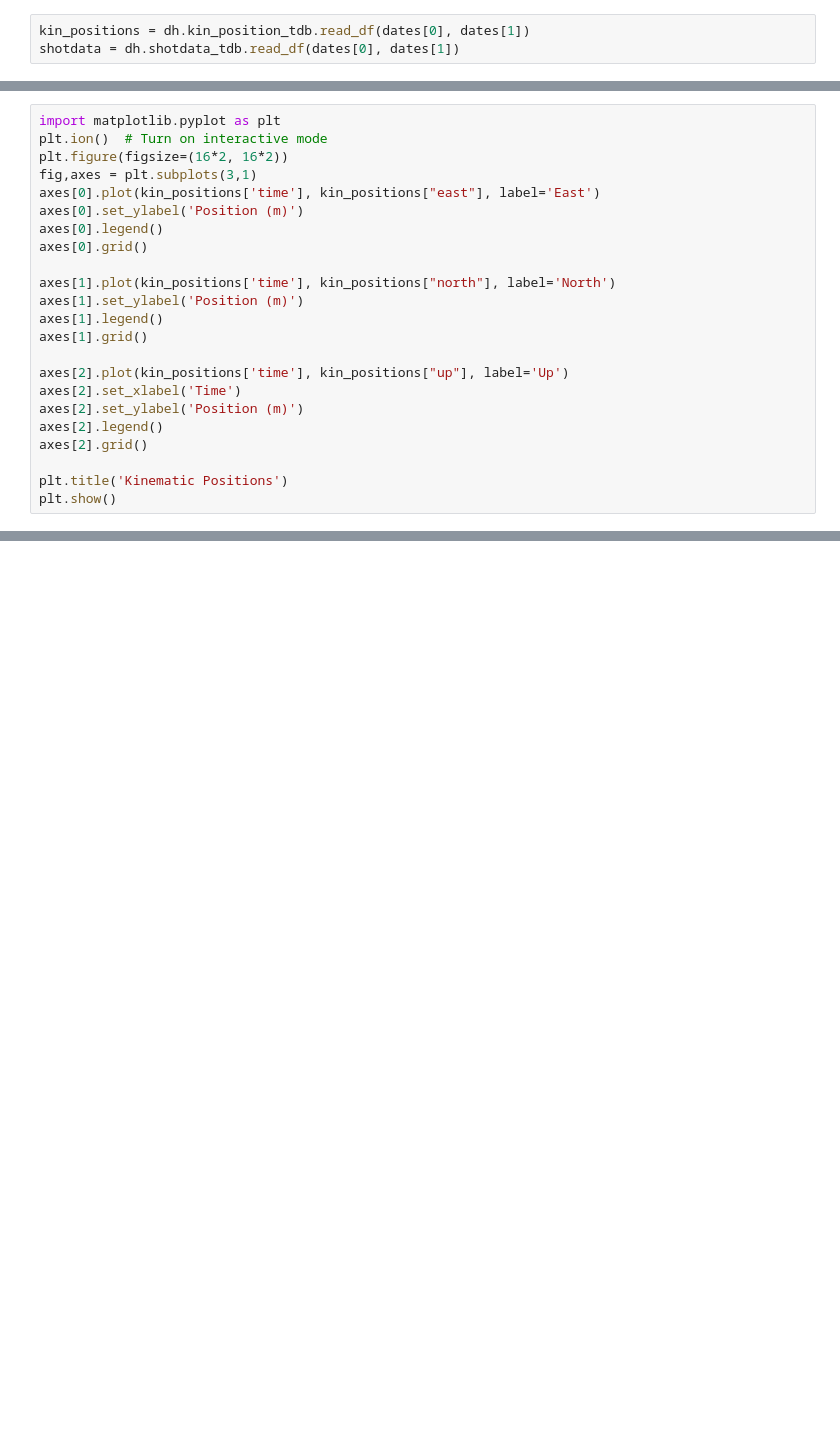
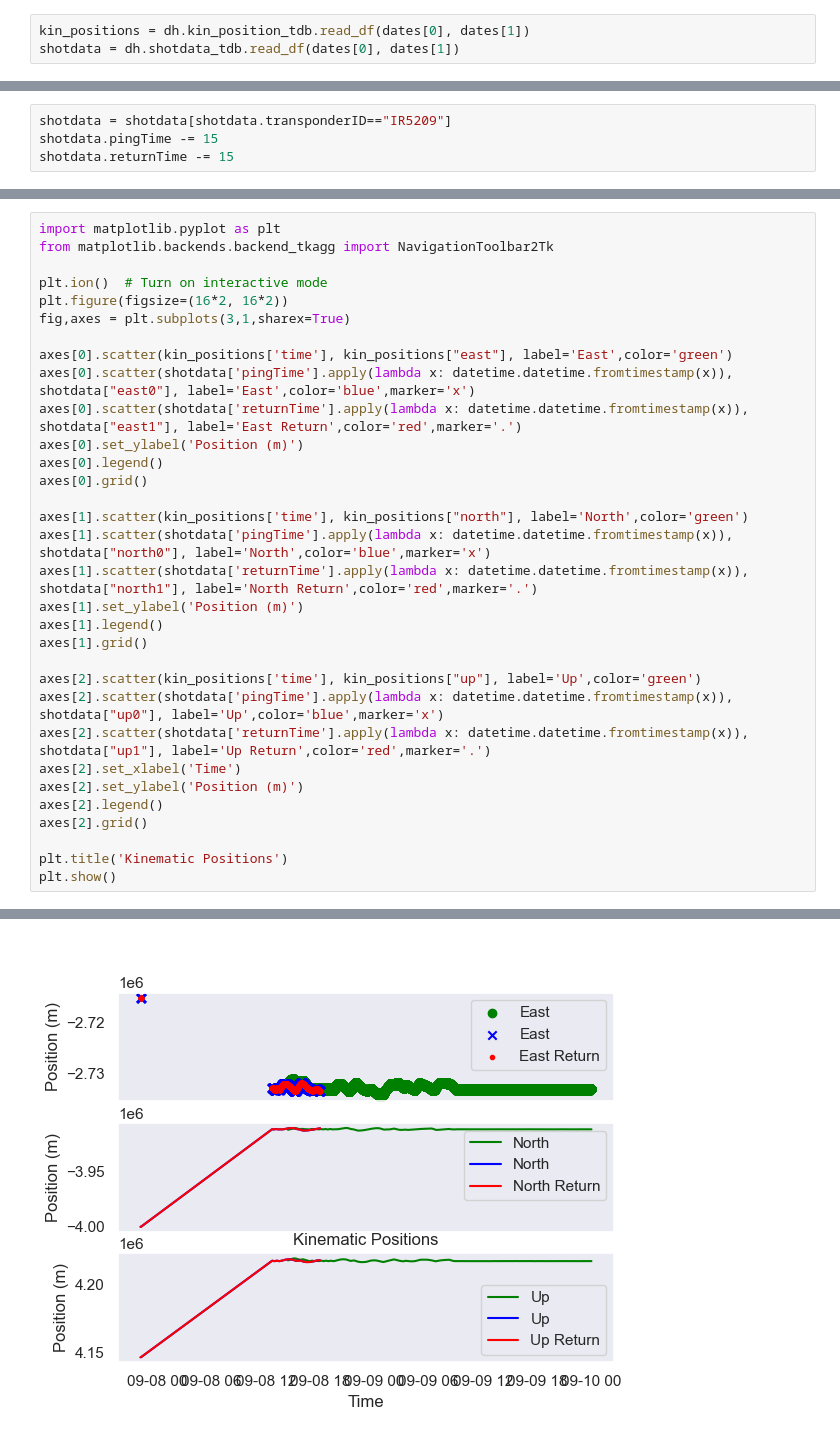
Before and after one commit to EarthScope/es_sfgtools, a Jupyter notebook: dev/notebooks/ncc1_demo.ipynb, the cells around one changed output, grey strips where cells are left out. Cells and saved outputs as stored; diff of their text form; blank space fills up the shorter version.

Commit message:
plot positions

```diff
--- a/dev/notebooks/ncc1_demo.ipynb
+++ b/dev/notebooks/ncc1_demo.ipynb
@@ -47,0 +40,4 @@ shotdata.head()
+# %%
+shotdata = shotdata[shotdata.transponderID=="IR5209"]
+shotdata.pingTime -= 15
+shotdata.returnTime -= 15
@@ -48,19 +49,28 @@ shotdata.head()
 # %%
 import matplotlib.pyplot as plt
+from matplotlib.backends.backend_tkagg import NavigationToolbar2Tk
+
 plt.ion()  # Turn on interactive mode
 plt.figure(figsize=(16*2, 16*2))
-fig,axes = plt.subplots(3,1)
-axes[0].plot(kin_positions['time'], kin_positions["east"], label='East')
+fig,axes = plt.subplots(3,1,sharex=True)
+
+axes[0].scatter(kin_positions['time'], kin_positions["east"], label='East',color='green')
+axes[0].scatter(shotdata['pingTime'].apply(lambda x: datetime.datetime.fromtimestamp(x)), shotdata["east0"], label='East',color='blue',marker='x')
+axes[0].scatter(shotdata['returnTime'].apply(lambda x: datetime.datetime.fromtimestamp(x)), shotdata["east1"], label='East Return',color='red',marker='.')
 axes[0].set_ylabel('Position (m)')
 axes[0].legend()
 axes[0].grid()
 
-axes[1].plot(kin_positions['time'], kin_positions["north"], label='North')
+axes[1].scatter(kin_positions['time'], kin_positions["north"], label='North',color='green')
+axes[1].scatter(shotdata['pingTime'].apply(lambda x: datetime.datetime.fromtimestamp(x)), shotdata["north0"], label='North',color='blue',marker='x')
+axes[1].scatter(shotdata['returnTime'].apply(lambda x: datetime.datetime.fromtimestamp(x)), shotdata["north1"], label='North Return',color='red',marker='.')
 axes[1].set_ylabel('Position (m)')
 axes[1].legend()
 axes[1].grid()
 
-axes[2].plot(kin_positions['time'], kin_positions["up"], label='Up')
+axes[2].scatter(kin_positions['time'], kin_positions["up"], label='Up',color='green')
+axes[2].scatter(shotdata['pingTime'].apply(lambda x: datetime.datetime.fromtimestamp(x)), shotdata["up0"], label='Up',color='blue',marker='x')
+axes[2].scatter(shotdata['returnTime'].apply(lambda x: datetime.datetime.fromtimestamp(x)), shotdata["up1"], label='Up Return',color='red',marker='.')
 axes[2].set_xlabel('Time')
 axes[2].set_ylabel('Position (m)')
 axes[2].legend()
@@ -77,0 +82 @@ plt.show()
+[figure, added]
```
Also changed, not shown: parts of 4 cells of this notebook.
